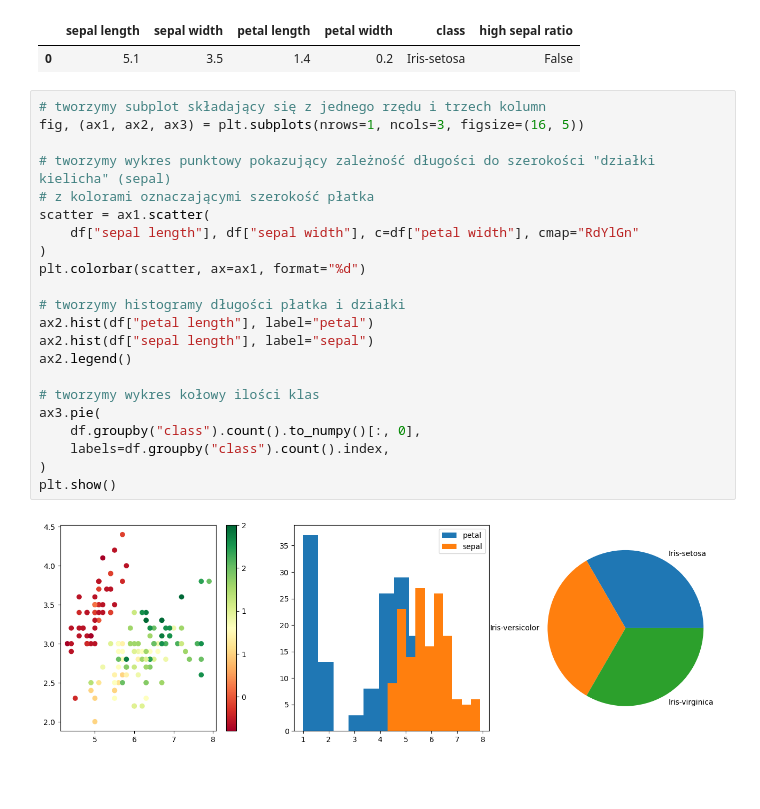
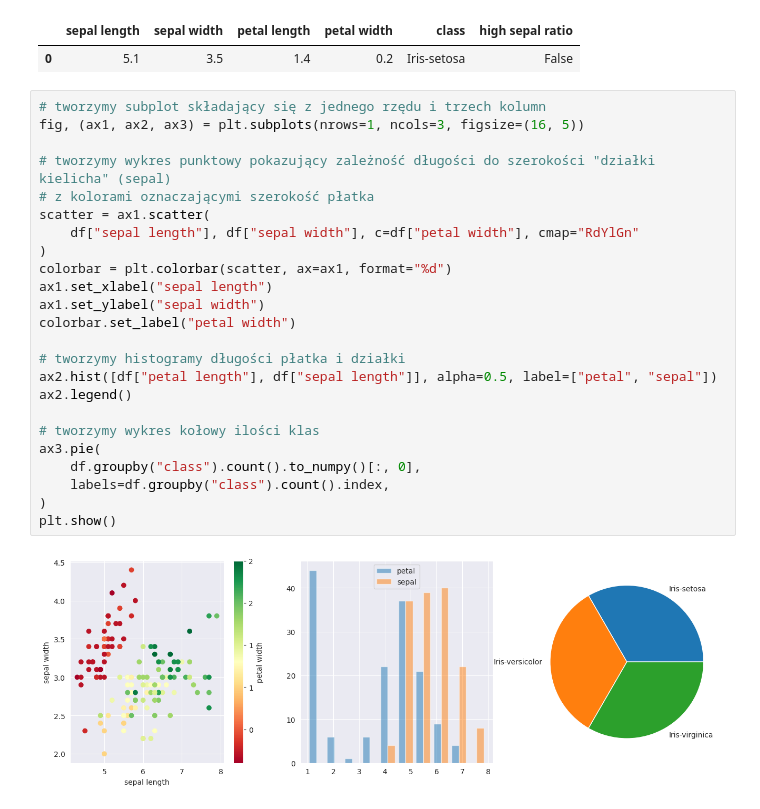
Before and after one commit to pwr-ai/przetwarzanie-danych-i-odkrywanie-wiedzy, a Jupyter notebook: _sources/laboratoria/lab2-podstawowe-biblioteki.ipynb, the cells around one changed output. Drawn from its saved outputs; the diff is of its cells as text; blank space fills up the shorter version.

```diff
--- a/_sources/laboratoria/lab2-podstawowe-biblioteki.ipynb
+++ b/_sources/laboratoria/lab2-podstawowe-biblioteki.ipynb
@@ -844,24 +843,26 @@ df.head(1)
 # %%
 # tworzymy subplot składający się z jednego rzędu i trzech kolumn
 fig, (ax1, ax2, ax3) = plt.subplots(nrows=1, ncols=3, figsize=(16, 5))
 
 # tworzymy wykres punktowy pokazujący zależność długości do szerokości "działki kielicha" (sepal)
 # z kolorami oznaczającymi szerokość płatka
 scatter = ax1.scatter(
     df["sepal length"], df["sepal width"], c=df["petal width"], cmap="RdYlGn"
 )
-plt.colorbar(scatter, ax=ax1, format="%d")
+colorbar = plt.colorbar(scatter, ax=ax1, format="%d")
+ax1.set_xlabel("sepal length")
+ax1.set_ylabel("sepal width")
+colorbar.set_label("petal width")
 
 # tworzymy histogramy długości płatka i działki
-ax2.hist(df["petal length"], label="petal")
-ax2.hist(df["sepal length"], label="sepal")
+ax2.hist([df["petal length"], df["sepal length"]], alpha=0.5, label=["petal", "sepal"])
 ax2.legend()
 
 # tworzymy wykres kołowy ilości klas
 ax3.pie(
     df.groupby("class").count().to_numpy()[:, 0],
     labels=df.groupby("class").count().index,
 )
 plt.show()
 # %% [output]
-[figure, old version]
+[figure, new version]
```
Also changed, not shown: parts of 26 cells of this notebook, 10 other files.
